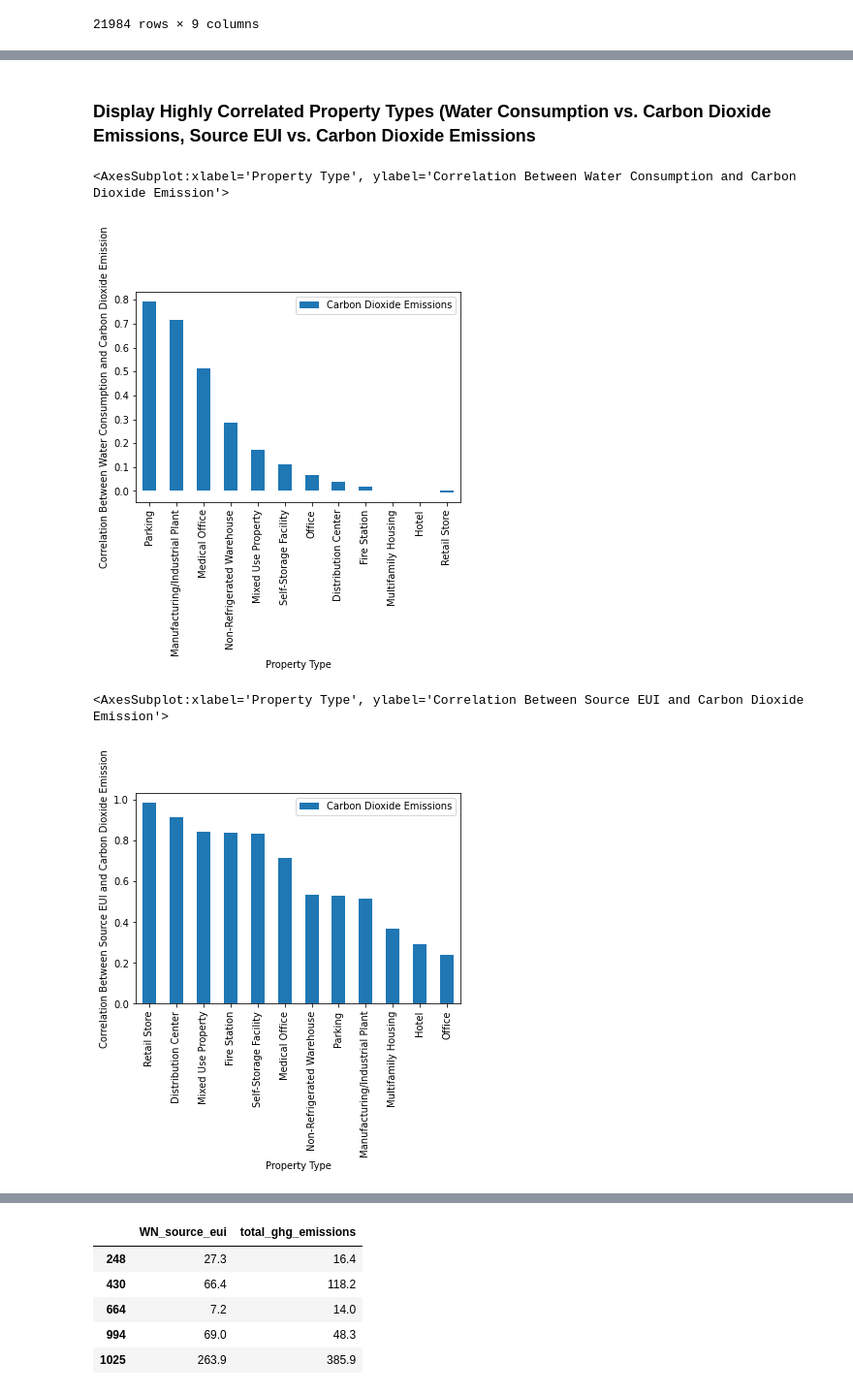
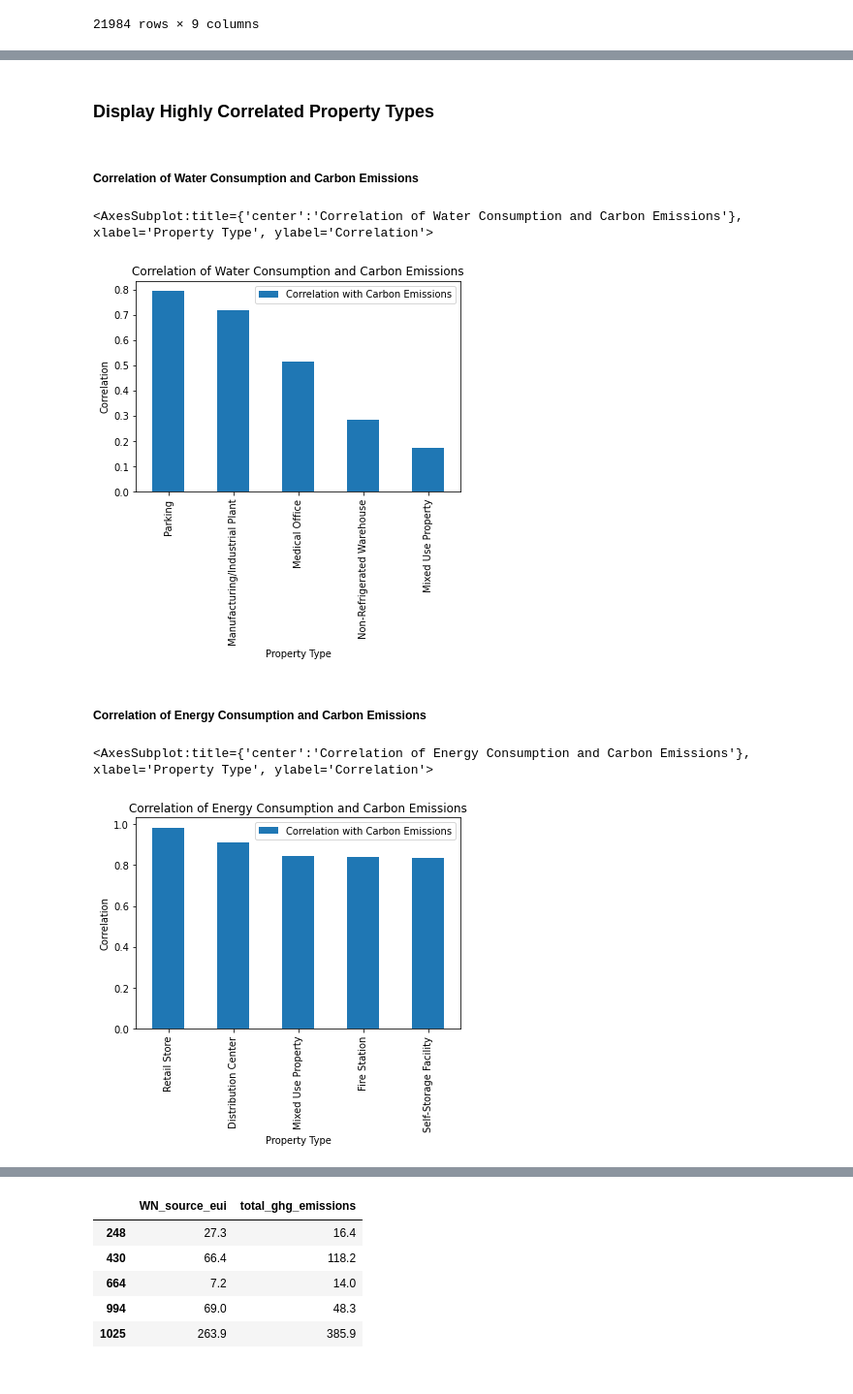
Before and after one commit to yashkansal97/LA_Energy_Water_Analysis, a Jupyter notebook: P1_Energy_Water_Analysis.ipynb, the cells around one changed output, grey strips where cells are left out. Shown at 97% size. Saved outputs shown, nothing was run; the diff lists cells and outputs as text; code cells hidden in the pictures.

```diff
--- a/P1_Energy_Water_Analysis.ipynb
+++ b/P1_Energy_Water_Analysis.ipynb
@@ -137,7 +138,7 @@ def linear_regress(x, y, xl, yl):
 # Create a DataFrame which shows the correlation between Carbon Dioxide emissions and other varibales (water Consumption and source EUI).
 corr_df=buildings_df.groupby('primary_property_1')[['total_ghg_emissions', 'water_use', 'WN_source_eui']].corr()
 corr_df=corr_df.reset_index()
-corr_df.columns=['Property Type', 'x', 'Carbon Dioxide Emissions', 'Water Consumption', 'Source EUI']
+corr_df.columns=['Property Type', 'x', 'Correlation with Carbon Emissions', 'Correlation with Water Consumption', 'Correlation with Source EUI']
 
 corr_df
 # %% [output]
@@ -159,19 +160,23 @@ corr_df
 | 34 | Self-Storage Facility | water_use | 0.112444 | 1.000000 | 0.079331 |
 | 35 | Self-Storage Facility | WN_source_eui | 0.833262 | 0.079331 | 1.000000 |
 # %% [markdown]
-### Display Highly Correlated Property Types (Water Consumption vs. Carbon Dioxide Emissions, Source EUI vs. Carbon Dioxide Emissions
+### Display Highly Correlated Property Types
+# %% [markdown]
+##### Correlation of Water Consumption and Carbon Emissions
 # %%
 # Display the top highly correlated property types for water consumption vs. Carbon Dioxide Emissions
-plot_df=corr_df[corr_df['x']=='water_use'][['Property Type', 'Carbon Dioxide Emissions']].sort_values(by=['Carbon Dioxide Emissions'], ascending = False)
-plot_df.plot(kind='bar', x='Property Type', y='Carbon Dioxide Emissions', ylabel = 'Correlation Between Water Consumption and Carbon Dioxide Emission')
+plot_df=corr_df[corr_df['x']=='water_use'][['Property Type', 'Correlation with Carbon Emissions']].sort_values(by=['Correlation with Carbon Emissions'], ascending = False)
+plot_df[:5].plot(kind = 'bar', x = 'Property Type', y = 'Correlation with Carbon Emissions', ylabel = 'Correlation', title = 'Correlation of Water Consumption and Carbon Emissions')
 # %% [output]
-<AxesSubplot:xlabel='Property Type', ylabel='Correlation Between Water Consumption and Carbon Dioxide Emission'>
+<AxesSubplot:title={'center':'Correlation of Water Consumption and Carbon Emissions'}, xlabel='Property Type', ylabel='Correlation'>
-[figure, old version]
+[figure, new version]
+# %% [markdown]
+##### Correlation of Energy Consumption and Carbon Emissions
 # %%
 # Display the top highly correlated property types for source EUI vs. Carbon Dioxide Emissions
-plot_df=corr_df[corr_df['x']=='WN_source_eui'][['Property Type', 'Carbon Dioxide Emissions']].sort_values(by=['Carbon Dioxide Emissions'], ascending = False)
-plot_df.plot(kind='bar', x='Property Type', y='Carbon Dioxide Emissions', ylabel = 'Correlation Between Source EUI and Carbon Dioxide Emission')
+plot_df=corr_df[corr_df['x']=='WN_source_eui'][['Property Type', 'Correlation with Carbon Emissions']].sort_values(by=['Correlation with Carbon Emissions'], ascending = False)
+plot_df[:5].plot(kind = 'bar',  x = 'Property Type', y = 'Correlation with Carbon Emissions', ylabel = 'Correlation', title = 'Correlation of Energy Consumption and Carbon Emissions')
 # %% [output]
-<AxesSubplot:xlabel='Property Type', ylabel='Correlation Between Source EUI and Carbon Dioxide Emission'>
+<AxesSubplot:title={'center':'Correlation of Energy Consumption and Carbon Emissions'}, xlabel='Property Type', ylabel='Correlation'>
-[figure, old version]
+[figure, new version]
 # %% [markdown]
```
Also changed, not shown: parts of 28 cells of this notebook.
